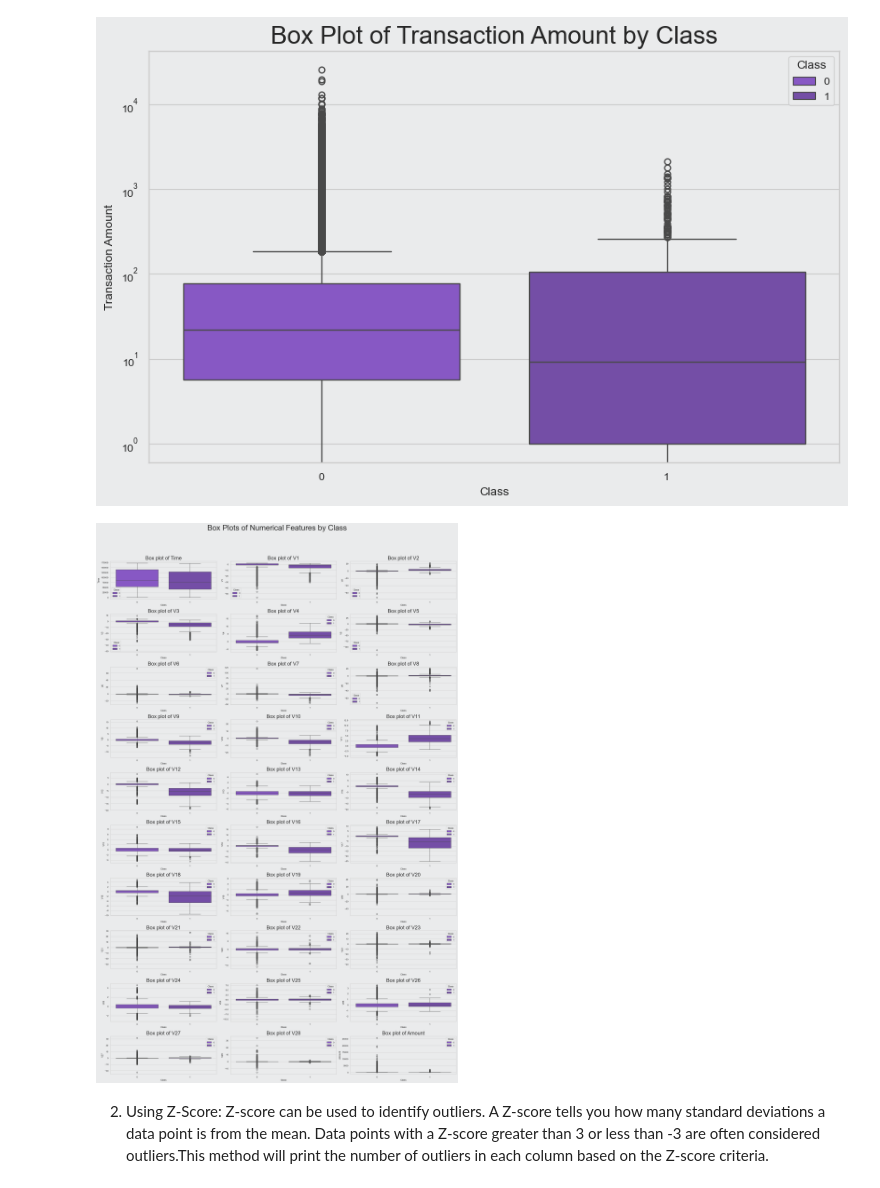
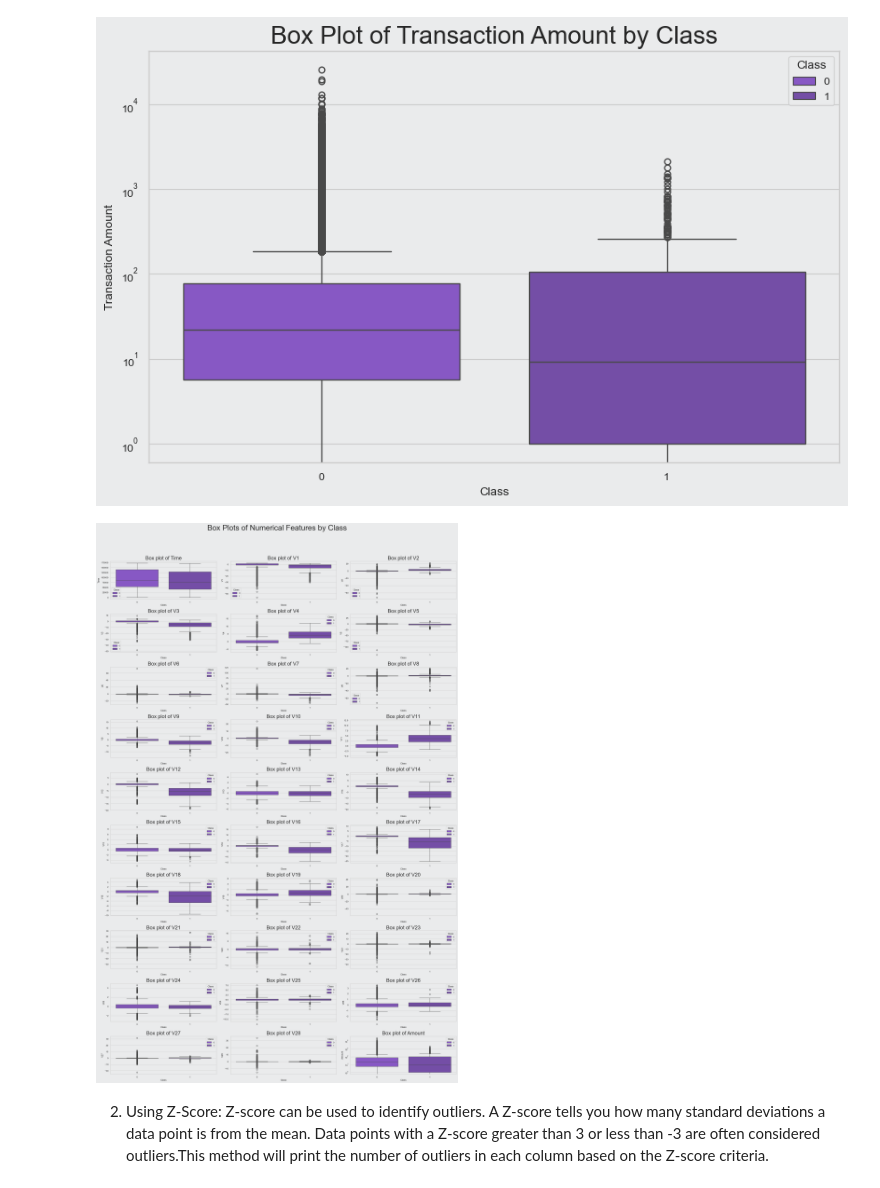
Before and after one commit to WildCodeWolf/Your-Data-Is-Mine, a Jupyter notebook: CreditCardEDA.ipynb, the cells around one changed output. Saved outputs shown, nothing was run; the diff lists cells and outputs as text; code cells hidden in the pictures.

```diff
--- a/CreditCardEDA.ipynb
+++ b/CreditCardEDA.ipynb
@@ -358,20 +358,21 @@ plt.show()
 # %%
 # Select numerical columns for visualization
 numerical_cols = ['Time', 'V1', 'V2', 'V3', 'V4', 'V5', 'V6', 'V7', 'V8', 'V9', 'V10',
        'V11', 'V12', 'V13', 'V14', 'V15', 'V16', 'V17', 'V18', 'V19', 'V20',
        'V21', 'V22', 'V23', 'V24', 'V25', 'V26', 'V27', 'V28', 'Amount']
 
 # Plotting box plots
 plt.figure(figsize=(20, 35))
 for i, col in enumerate(numerical_cols, 1):
     plt.subplot(len(numerical_cols) // 3 + 1, 3, i)
     sns.boxplot(x=df['Class'], y=df[col], palette= p.Colors.purples , hue = df['Class'])
     plt.title(f'Box plot of {col}' , fontsize=20)
     plt.suptitle('Box Plots of Numerical Features by Class', fontsize=30)
 plt.tight_layout(rect=[0, 0.03, 1, 0.95])  # Adjust layout to make room for the title
+plt.yscale('log')
 plt.show()
 # %% [output]
-[figure, old version]
+[figure, new version]
 # %% [markdown]
 
 2. Using Z-Score: Z-score can be used to identify outliers. A Z-score tells you how many standard deviations a data point is from the mean. Data points with a Z-score greater than 3 or less than -3 are often considered outliers.This method will print the number of outliers in each column based on the Z-score criteria.
```
Also changed, not shown: parts of 2 cells of this notebook.
